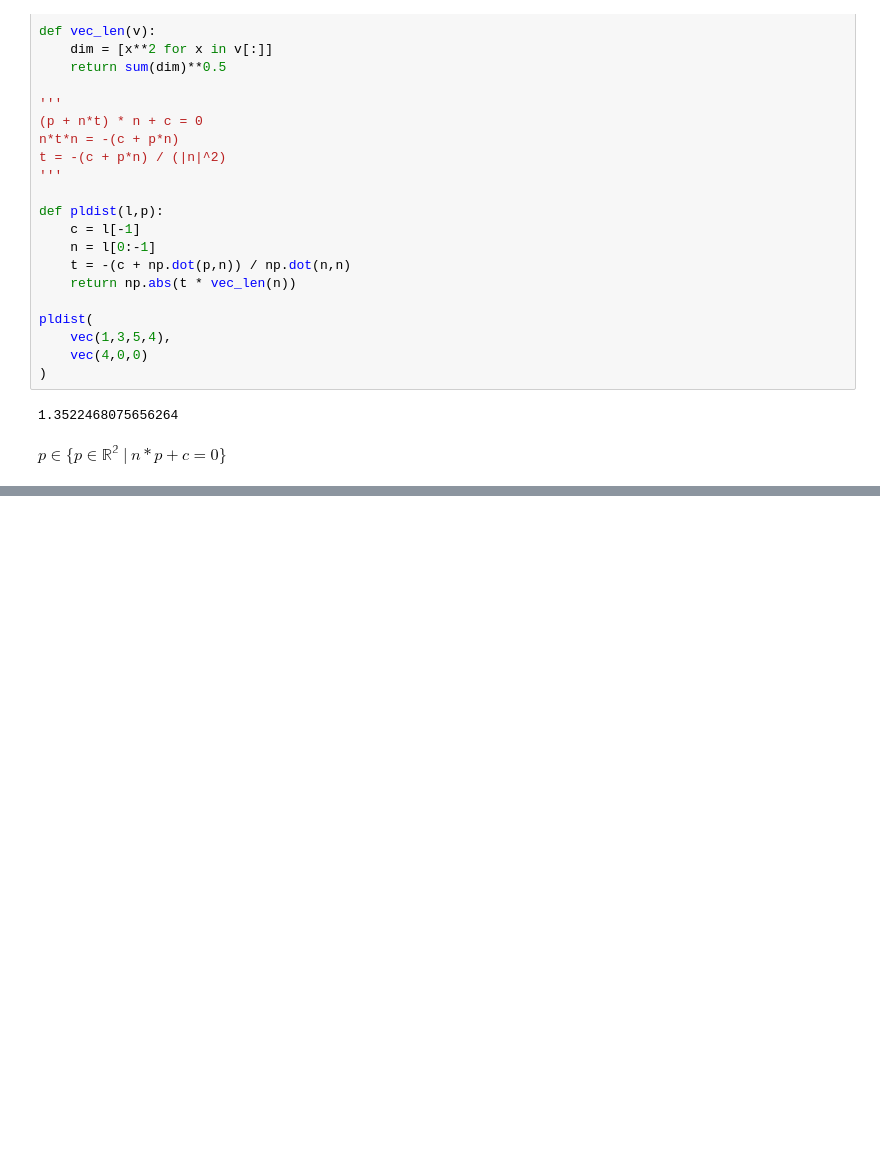
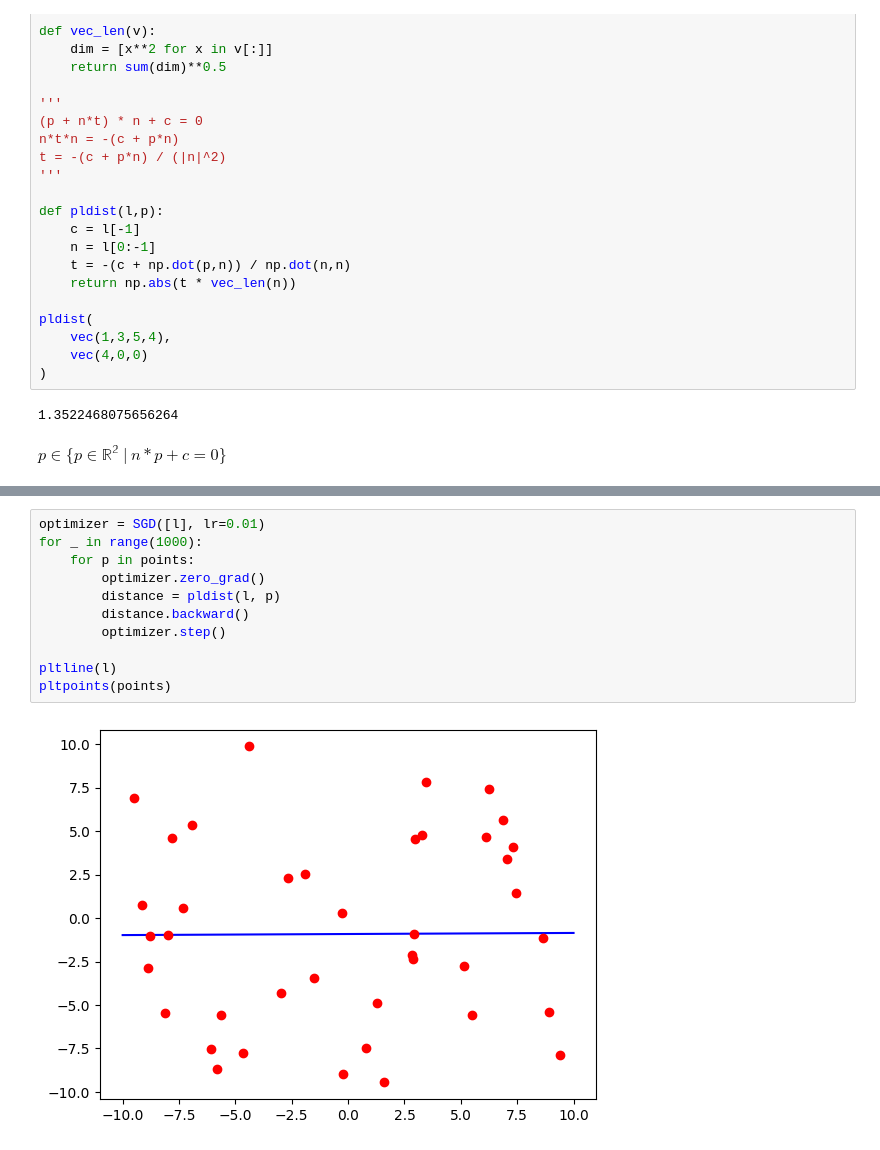
Before and after one commit to kechprog/linalg, a Jupyter notebook: main.ipynb, the cells around one changed output, grey strips where cells are left out. Drawn from its saved outputs; the diff is of its cells as text; blank space fills up the shorter version.

```diff
--- a/main.ipynb
+++ b/main.ipynb
@@ -59,0 +89,13 @@ ModuleNotFoundError: No module named 'torch'
+# %%
+optimizer = SGD([l], lr=0.01)
+for _ in range(1000):
+    for p in points:
+        optimizer.zero_grad()
+        distance = pldist(l, p)
+        distance.backward()
+        optimizer.step()
+
+pltline(l)
+pltpoints(points)
+# %% [output]
+[figure, added]
```
Also changed, not shown: parts of 2 cells of this notebook.
